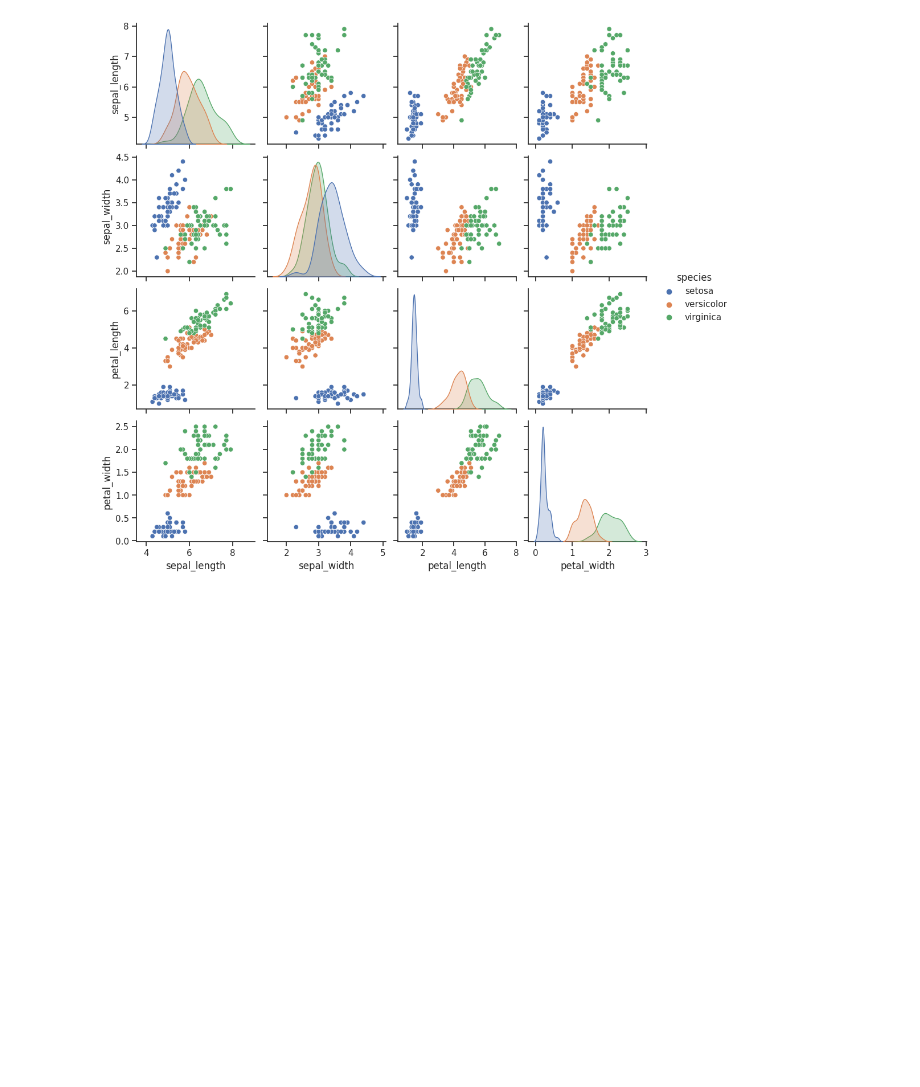
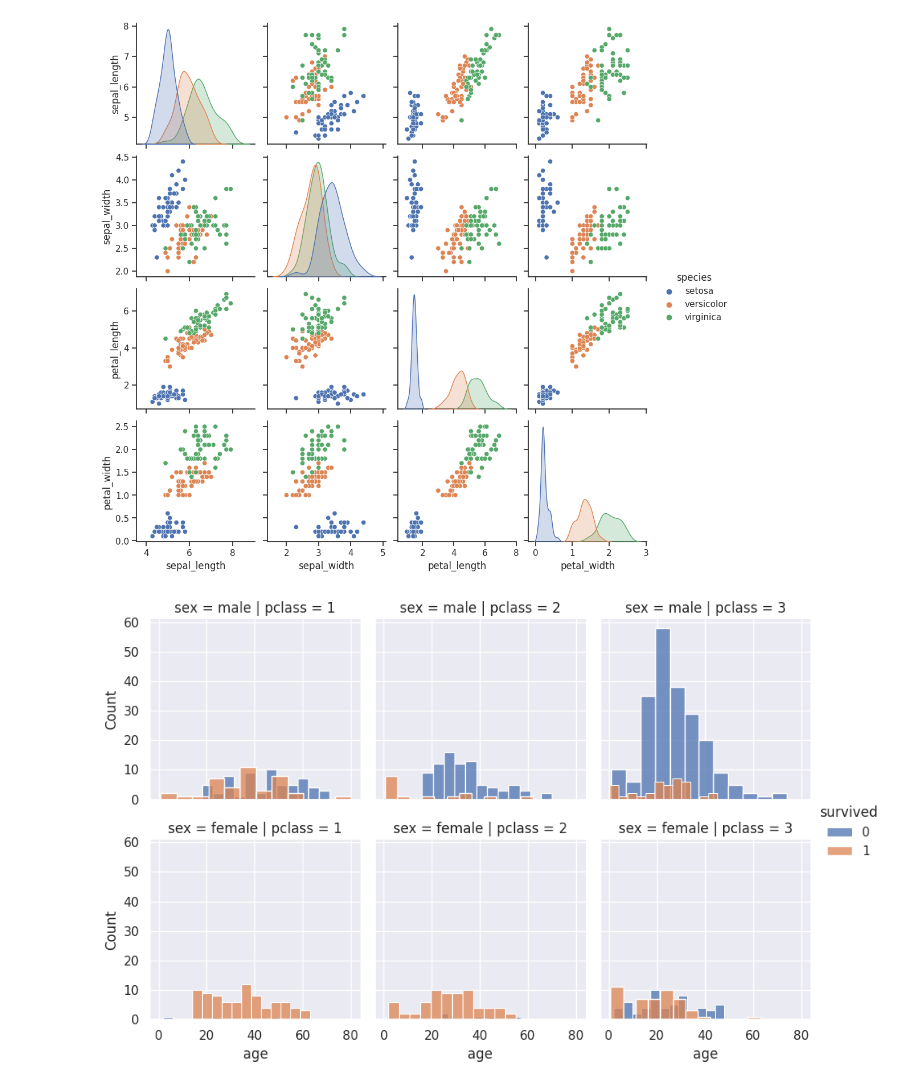
Before and after one commit to sanchezis/08MBID-Visualizacion-de-Datos, a Jupyter notebook: 08MBID_AG3.ipynb, the cells around one changed output. Cells and saved outputs as stored; diff of their text form; code cells hidden in the pictures; blank space fills up the shorter version.

```diff
--- a/08MBID_AG3.ipynb
+++ b/08MBID_AG3.ipynb
@@ -158,3 +158,16 @@ sns.pairplot(df, hue="species")
 # %% [output]
 <seaborn.axisgrid.PairGrid at 0x...>
 [figure]
+# %%
+import numpy as np
+
+#Cambiamos el font
+sns.set(font_scale=1)
+
+#FacetGrid - Construir una matriz de gráficos
+g = sns.FacetGrid(titanic, row='sex', col='pclass', hue="survived") #  hue="survived", bins=12, data=titanic, multiple="stack"
+g.map(sns.histplot, "age", bins=12)
+g.add_legend()
+plt.show()
+# %% [output]
+[figure, added]
```
